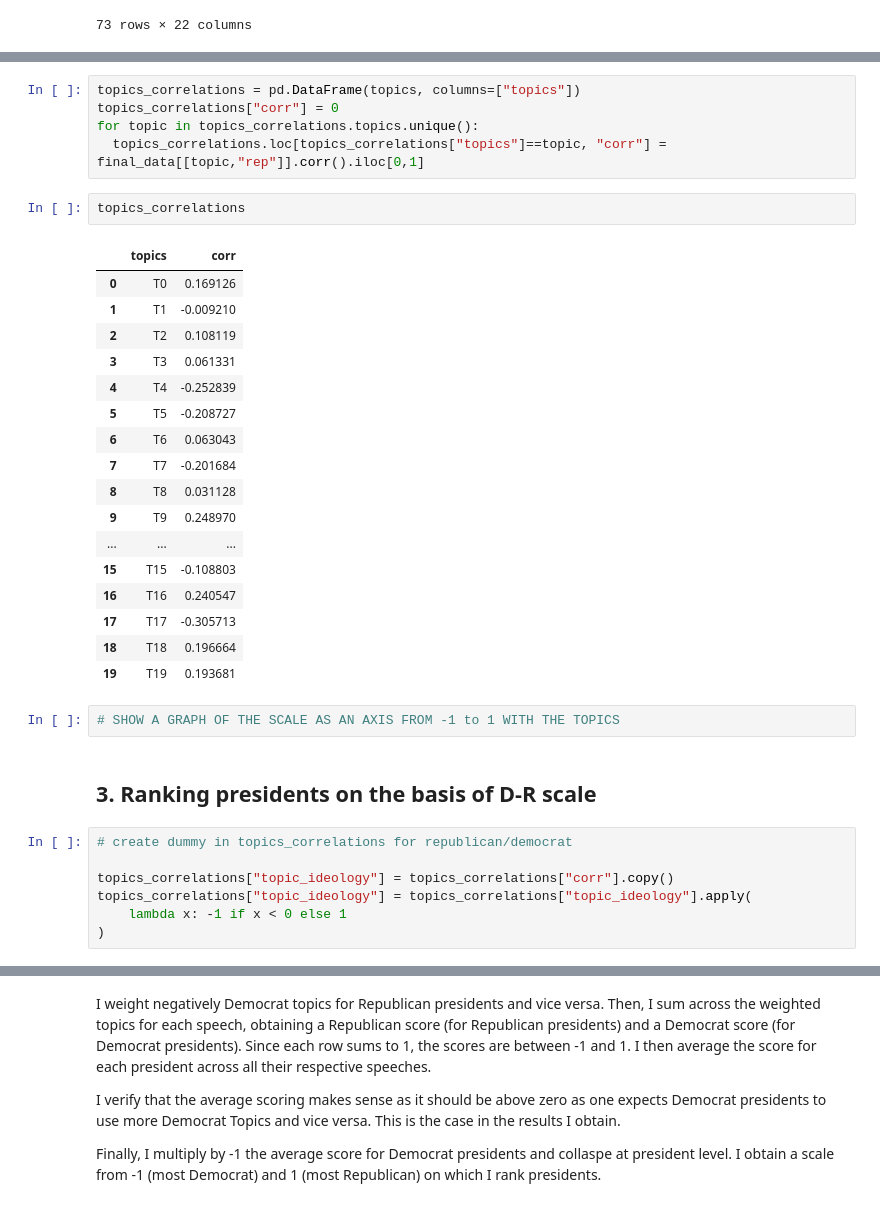
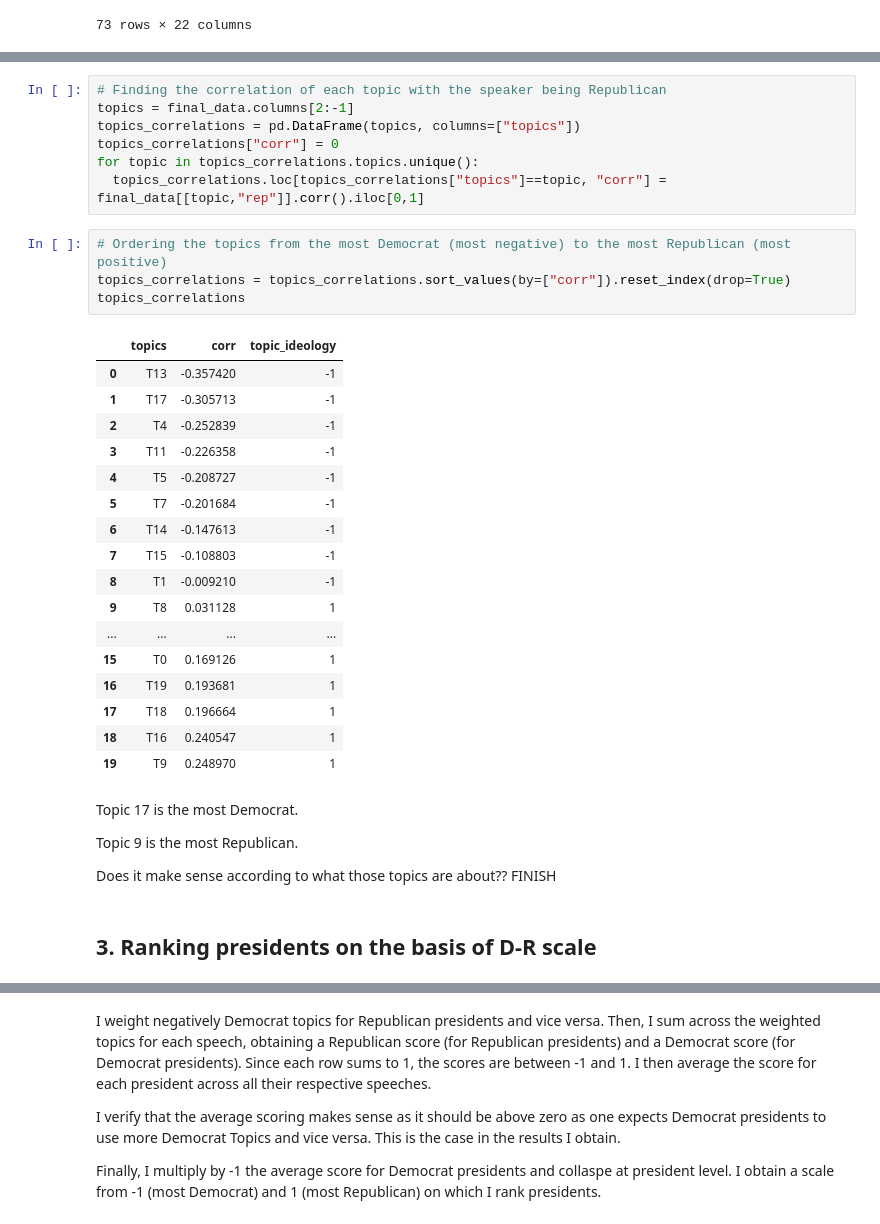
Before and after one commit to mearoche/text-mining-tutorial, a Jupyter notebook: Ass3.ipynb, the cells around one changed output, grey strips where cells are left out. Cells and saved outputs as stored; diff of their text form.

```diff
--- a/Ass3.ipynb
+++ b/Ass3.ipynb
@@ -331,36 +319,37 @@ final_data[["president","T0","rep"]][final_data.president=="Nixon"]
 # %%
+# Finding the correlation of each topic with the speaker being Republican
+topics = final_data.columns[2:-1]
 topics_correlations = pd.DataFrame(topics, columns=["topics"])
 topics_correlations["corr"] = 0
 for topic in topics_correlations.topics.unique():
   topics_correlations.loc[topics_correlations["topics"]==topic, "corr"] = final_data[[topic,"rep"]].corr().iloc[0,1]
-# %%
-topics_correlations
-# %% [output]
-|  | topics | corr |
-| 0 | T0 | 0.169126 |
-| 1 | T1 | -0.009210 |
-| 2 | T2 | 0.108119 |
-| 3 | T3 | 0.061331 |
-| 4 | T4 | -0.252839 |
-| 5 | T5 | -0.208727 |
-| 6 | T6 | 0.063043 |
-| 7 | T7 | -0.201684 |
-| 8 | T8 | 0.031128 |
-| 9 | T9 | 0.248970 |
-| ... | ... | ... |
-| 15 | T15 | -0.108803 |
-| 16 | T16 | 0.240547 |
-| 17 | T17 | -0.305713 |
-| 18 | T18 | 0.196664 |
-| 19 | T19 | 0.193681 |
-# %%
-# SHOW A GRAPH OF THE SCALE AS AN AXIS FROM -1 to 1 WITH THE TOPICS
+# %%
+# Ordering the topics from the most Democrat (most negative) to the most Republican (most positive)
+topics_correlations = topics_correlations.sort_values(by=["corr"]).reset_index(drop=True)
+topics_correlations
+# %% [output]
+|  | topics | corr | topic_ideology |
+| 0 | T13 | -0.357420 | -1 |
+| 1 | T17 | -0.305713 | -1 |
+| 2 | T4 | -0.252839 | -1 |
+| 3 | T11 | -0.226358 | -1 |
+| 4 | T5 | -0.208727 | -1 |
+| 5 | T7 | -0.201684 | -1 |
+| 6 | T14 | -0.147613 | -1 |
+| 7 | T15 | -0.108803 | -1 |
+| 8 | T1 | -0.009210 | -1 |
+| 9 | T8 | 0.031128 | 1 |
+| ... | ... | ... | ... |
+| 15 | T0 | 0.169126 | 1 |
+| 16 | T19 | 0.193681 | 1 |
+| 17 | T18 | 0.196664 | 1 |
+| 18 | T16 | 0.240547 | 1 |
+| 19 | T9 | 0.248970 | 1 |
+# %% [markdown]
+Topic 17 is the most Democrat.
+
+Topic 9 is the most Republican.
+
+Does it make sense according to what those topics are about?? FINISH
 # %% [markdown]
 ## 3. Ranking presidents on the basis of D-R scale
-# %%
-# create dummy in topics_correlations for republican/democrat
-
-topics_correlations["topic_ideology"] = topics_correlations["corr"].copy()
-topics_correlations["topic_ideology"] = topics_correlations["topic_ideology"].apply(
-    lambda x: -1 if x < 0 else 1
-)
```
Also changed, not shown: parts of 15 cells of this notebook.
